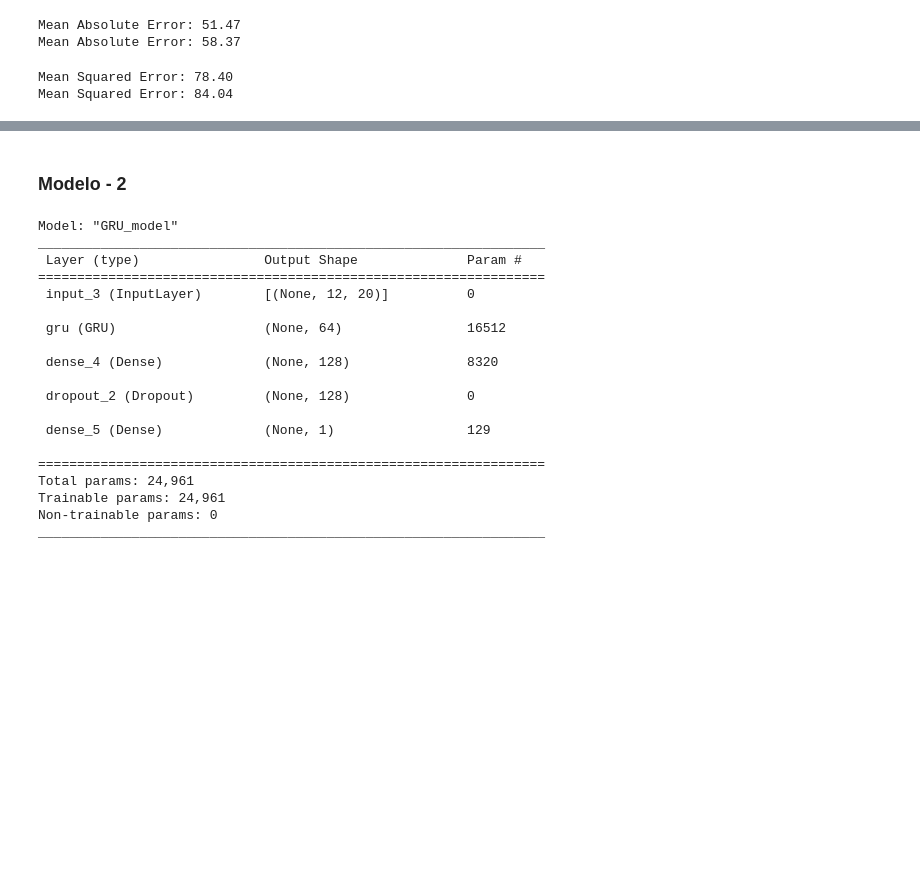
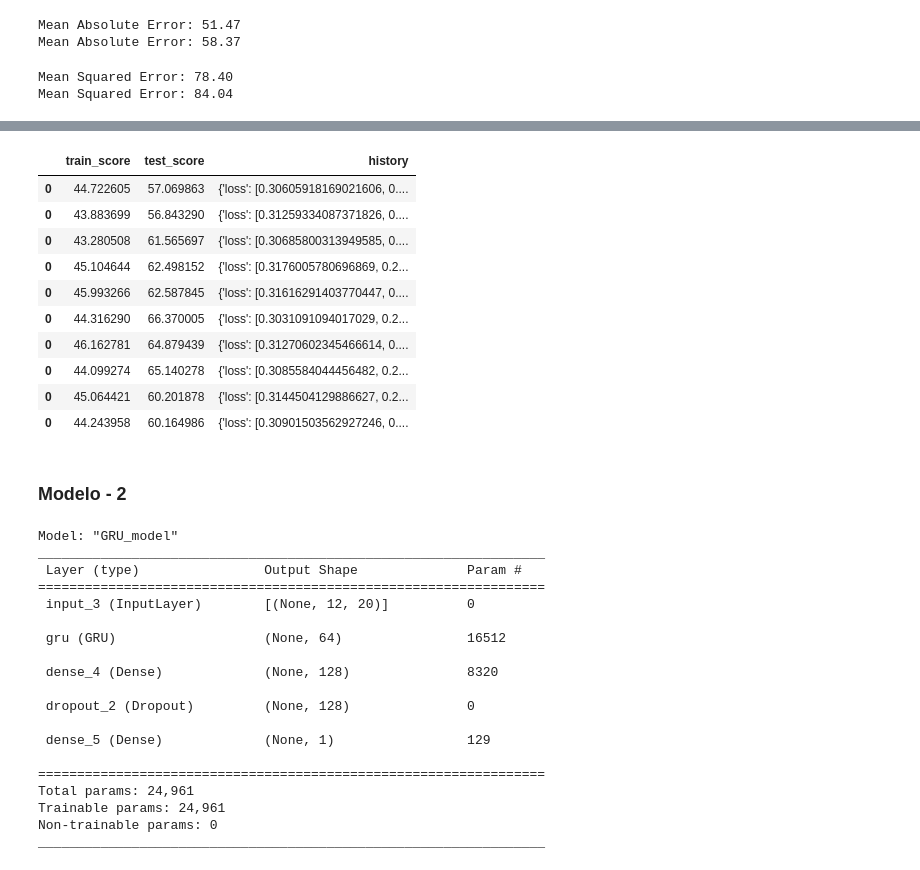
Before and after one commit to Eduardomcq/tcc_usp_esalq, a Jupyter notebook: tcc_mba_data_science.ipynb, the cells around one changed output, grey strips where cells are left out. Saved outputs shown, nothing was run; the diff lists cells and outputs as text; code cells hidden in the pictures; blank space fills up the shorter version.

```diff
--- a/tcc_mba_data_science.ipynb
+++ b/tcc_mba_data_science.ipynb
@@ -1026,3 +1098,19 @@ Mean Squared Error: 84.04
+# %%
+results = pd.read_pickle('/content/drive/MyDrive/TCC Data Science/project_logs/mult_1.pkl')
+# %%
+results
+# %% [output]
+|  | train_score | test_score | history |
+| 0 | 44.722605 | 57.069863 | {'loss': [0.30605918169021606, 0.... |
+| 0 | 43.883699 | 56.843290 | {'loss': [0.31259334087371826, 0.... |
+| 0 | 43.280508 | 61.565697 | {'loss': [0.30685800313949585, 0.... |
+| 0 | 45.104644 | 62.498152 | {'loss': [0.3176005780696869, 0.2... |
+| 0 | 45.993266 | 62.587845 | {'loss': [0.31616291403770447, 0.... |
+| 0 | 44.316290 | 66.370005 | {'loss': [0.3031091094017029, 0.2... |
+| 0 | 46.162781 | 64.879439 | {'loss': [0.31270602345466614, 0.... |
+| 0 | 44.099274 | 65.140278 | {'loss': [0.3085584044456482, 0.2... |
+| 0 | 45.064421 | 60.201878 | {'loss': [0.3144504129886627, 0.2... |
+| 0 | 44.243958 | 60.164986 | {'loss': [0.30901503562927246, 0.... |
 # %% [markdown]
 ### Modelo - 2
 # %%
```
Also changed, not shown: parts of 29 cells of this notebook.
